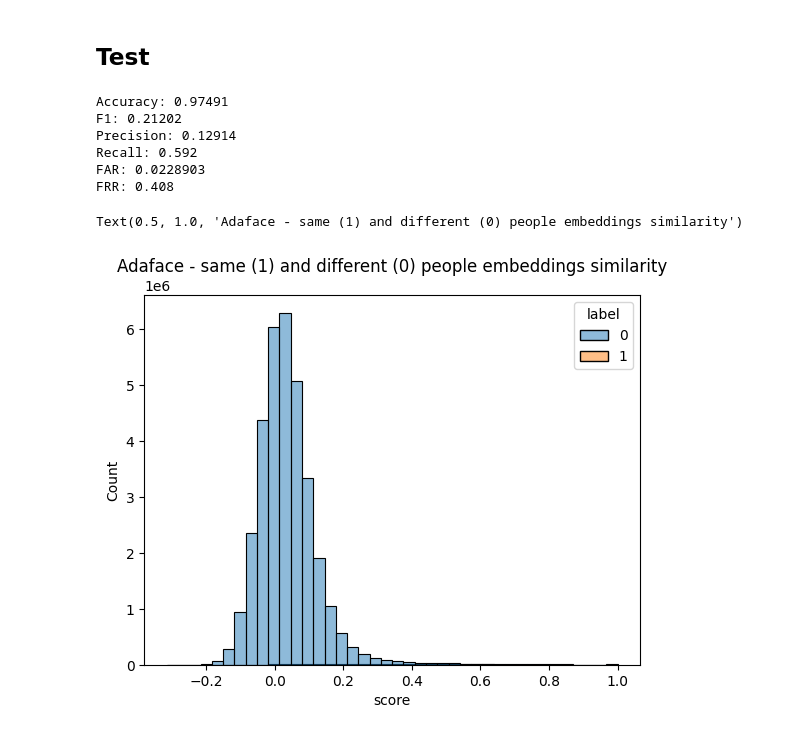
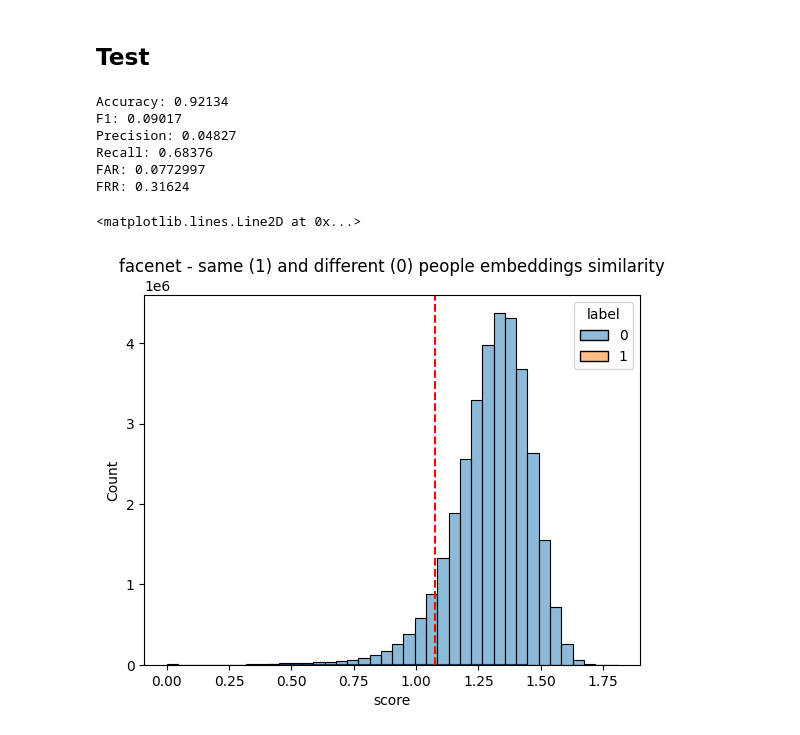
Before and after one commit to xizula/FIQA, a Jupyter notebook: notebooks/base_model/facenet.ipynb, the cells around one changed output. Cells and saved outputs as stored; diff of their text form; code cells hidden in the pictures.

```diff
--- a/notebooks/base_model/facenet.ipynb
+++ b/notebooks/base_model/facenet.ipynb
@@ -39,5 +53,5 @@ Diff person std: 0.0010364177349950242
 # %%
-thresholds = np.linspace(-0.01, 0.03, 41)
+thresholds = np.linspace(0.2, 1.8, 161)
 # %%
 accs = []
 f1s = []
@@ -48,7 +62,7 @@ frrs = []
 # %%
 ground_truth = data['label']
 for t in thresholds:
-    decisions = data['score'] > t
+    decisions = data['score'] < t
     acc = accuracy_score(ground_truth, decisions)
     f1 = f1_score(ground_truth, decisions)
     prec = precision_score(ground_truth, decisions)
@@ -85,0 +82,2 @@ Precision is ill-defined and being set to 0.0 due to no predicted samples. Use `
+# %%
+threshold, eer = calculate_eer(thresholds, fars, frrs)
@@ -156,7 +202,7 @@ data = pd.read_csv(csv_path)
 # %%
 ground_truth = data['label']
 # %%
-decisions = data['score'] > 0.24
+decisions = data['score'] < threshold
 acc = accuracy_score(ground_truth, decisions)
 f1 = f1_score(ground_truth, decisions)
 prec = precision_score(ground_truth, decisions)
@@ -174,9 +220,9 @@ print(f'Recall: {round(rec, 5)}')
 print(f'FAR: {round(FAR, 7)}')
 print(f'FRR: {round(FRR, 5)}')
 # %% [output]
-Accuracy: 0.97491
-F1: 0.21202
-Precision: 0.12914
-Recall: 0.592
-FAR: 0.0228903
-FRR: 0.408
+Accuracy: 0.92134
+F1: 0.09017
+Precision: 0.04827
+Recall: 0.68376
+FAR: 0.0772997
+FRR: 0.31624
@@ -183,6 +238,7 @@ FRR: 0.408
 # %%
 sns.histplot(data = data, x = 'score', hue='label',bins = 40)
 plt.title('facenet - same (1) and different (0) people embeddings similarity')
+plt.axvline(x=threshold, color='r', linestyle='--', label=f'Threshold = {threshold:.2f}')
 # %% [output]
-Text(0.5, 1.0, 'Adaface - same (1) and different (0) people embeddings similarity')
+<matplotlib.lines.Line2D at 0x...>
-[figure, old version]
+[figure, new version]
```
Also changed, not shown: parts of 32 cells of this notebook, 5 other files.
